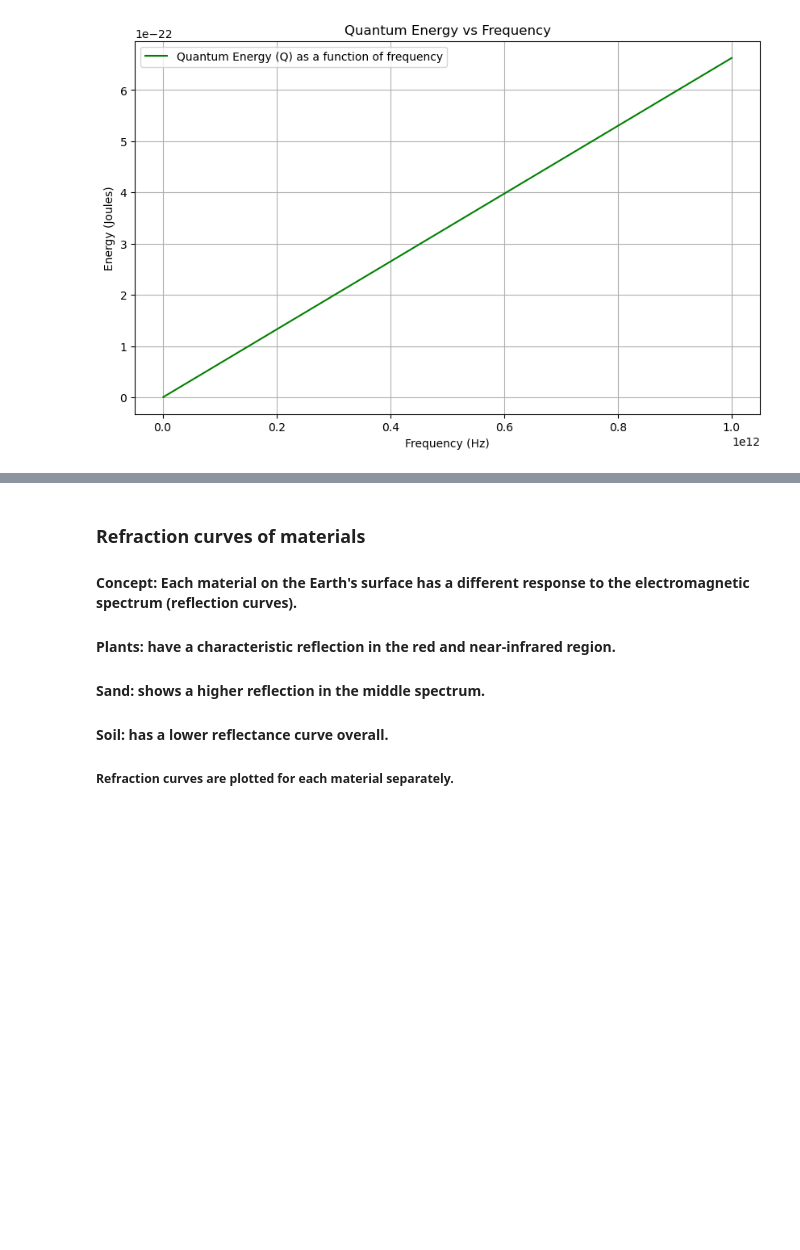
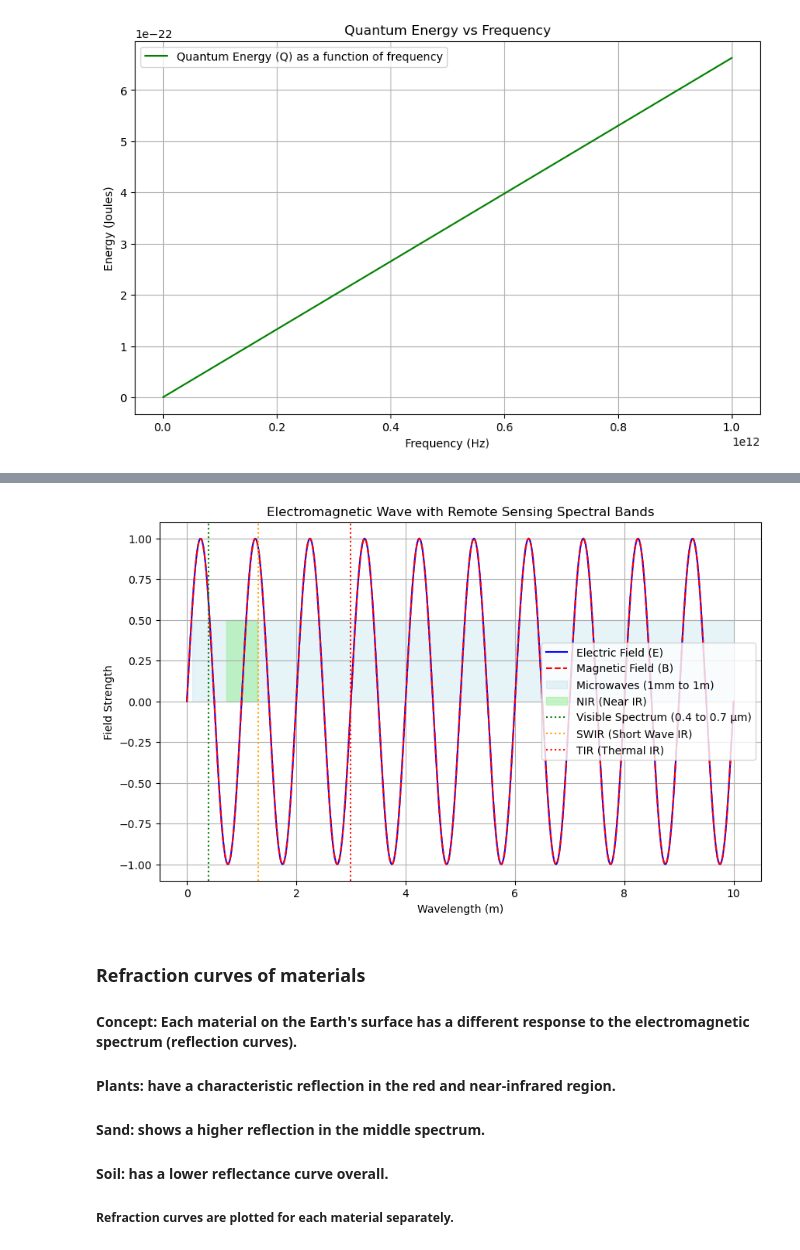
Before and after one commit to ghonim0007/Electromagnetic_Spectrum_Project, a Jupyter notebook: EM_Spectrum_and_Remote_Sensing.ipynb, the cells around one changed output, grey strips where cells are left out. Saved outputs shown, nothing was run; the diff lists cells and outputs as text; code cells hidden in the pictures; blank space fills up the shorter version.

```diff
--- a/EM_Spectrum_and_Remote_Sensing.ipynb
+++ b/EM_Spectrum_and_Remote_Sensing.ipynb
@@ -85,3 +92,41 @@ plt.show()
+# %%
+E0 = 1  # سعة المجال الكهربائي
+B0 = 1  # سعة المجال المغناطيسي
+k = 2 * np.pi / 1  # العدد الموجي
+omega = 2 * np.pi / 1  # التردد الزمني
+t = 0  # الزمن
+# أنا افترضت ان العدد الموجي 1 متر وان الزمن 0
+# نطاق الزمن
+x = np.linspace(0, 10, 500)
+
+# حساب المجال الكهربائي والمغناطيسي
+E = E0 * np.sin(k * x - omega * t)  # دا المجال الكهربائي
+B = B0 * np.sin(k * x - omega * t)  # دا المجال المغناطيسي
+
+plt.figure(figsize=(10, 6))
+
+plt.plot(x, E, label="Electric Field (E)", color='blue')
+plt.plot(x, B, label="Magnetic Field (B)", color='red', linestyle='--')
+
+# إضافة طيف كهرومغناطيسي
+wavelength = np.linspace(0.1, 10, 500)
+plt.fill_between(wavelength, 0, 0.5, color='lightblue', alpha=0.3, label="Microwaves (1mm to 1m)")
+plt.fill_between(wavelength, 0, 0.5, where=(wavelength > 0.7) & (wavelength < 1.3), color='lightgreen', alpha=0.5, label="NIR (Near IR)")
+
+# تحديد النطاقات الطيفية
+plt.axvline(x=0.4, color='green', linestyle=':', label="Visible Spectrum (0.4 to 0.7 μm)")
+plt.axvline(x=1.3, color='orange', linestyle=':', label="SWIR (Short Wave IR)")
+plt.axvline(x=3, color='red', linestyle=':', label="TIR (Thermal IR)")
+
+plt.title("Electromagnetic Wave with Remote Sensing Spectral Bands")
+plt.xlabel("Wavelength (m)")
+plt.ylabel("Field Strength")
+plt.legend()
+plt.grid(True)
+
+plt.show()
+# %% [output]
+[figure, added]
 # %% [markdown]
 ### Refraction curves of materials
 
```
Also changed, not shown: parts of 4 cells of this notebook, 5 other files.
